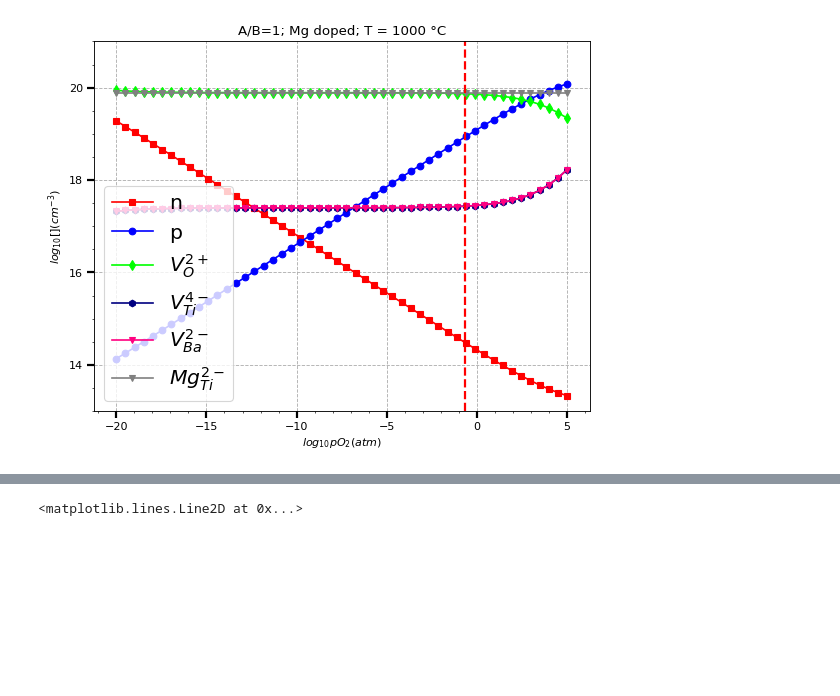
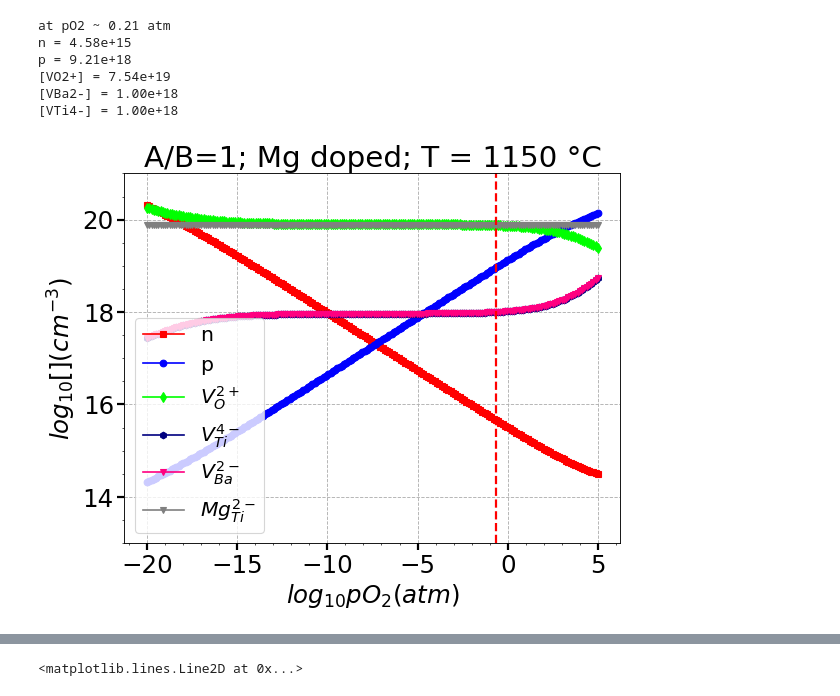
Before and after one commit to seonghwh/Defect-Structure, a Jupyter notebook: defect2.ipynb, the cells around one changed output, grey strips where cells are left out. Cells and saved outputs as stored; diff of their text form; code cells hidden in the pictures; blank space fills up the shorter version.

```diff
--- a/defect2.ipynb
+++ b/defect2.ipynb
@@ -10,8 +9,11 @@ import matplotlib
 # some values used for calculations
 
 k = 8.61733e-5; # boltzmann constant in eV/K
-TK = 1000+273; # equilibrium temp in K
+TK = 1150+273; # equilibrium temp in K
 TC = TK-273; # equilibrium temp in C
-TQK = 200+273;# quenched temp in K
+TQK = 500+273;# quenched temp in K
 TQC = TQK-273; # quenched temp in C
-a = np.logspace(-20,5,50); # oxygen partial pressure range
+a = np.logspace(-20,5,200); # oxygen partial pressure range
+print(
+    f'a[154] = {a[154]:.2} atm'
+) # pO2~0.21 atm
@@ -120,7 +138,7 @@ for i in range(len(a)):
 
     def f(x): # x: electron concentration in cm-3
         return (x + 6*(KS/(KR**3))**(1/2)*(x**3)*(y**(3/4)) - (Ki/x) - 2*(KR/((x**2)*(y**(1/2)))))
-    sol1 = brentq(f,1,1E40, maxiter=200)
+    sol1 = brentq(f,1,1E30)
 
     n[i] = np.array(sol1).astype(np.float64)
     p[i] = Ki/n[i]
@@ -135,14 +153,23 @@ ax1.set_ylim(ymin=13, ymax=21)
 matplotlib.rcParams.update({'font.size': 22})
 ax1.tick_params(length=6, width=2)
 ax1.minorticks_on()
-ax1.plot(np.log10(a),np.log10(n), marker='s',c =[255/255, 0/255, 0/255], label=r'n')
-ax1.plot(np.log10(a),np.log10(p),marker='o', c =[0/255, 0/255, 255/255], label = r'p')
-ax1.plot(np.log10(a),np.log10(CVO2),marker='d',c =[0/255, 255/255, 0/255], label = r'$V_O^{2+}$')
-ax1.plot(np.log10(a),np.log10(CVTi4),marker='h', c =[0/255, 0/255, 128/255], label = r'$V_{Ti}^{4-}$')
-ax1.plot(np.log10(a),np.log10(CVBa2),marker='v', c =[255/255, 0/255, 128/255], label = r'$V_{Ba}^{2-}$')
+ax1.plot(np.log10(a),np.log10(n),c =[255/255, 0/255, 0/255], label=r'n')
+ax1.plot(np.log10(a),np.log10(p), c =[0/255, 0/255, 255/255], label = r'p')
+ax1.plot(np.log10(a),np.log10(CVO2),c =[0/255, 255/255, 0/255], label = r'$V_O^{2+}$')
+ax1.plot(np.log10(a),np.log10(CVTi4), c =[0/255, 0/255, 128/255], label = r'$V_{Ti}^{4-}$')
+ax1.plot(np.log10(a),np.log10(CVBa2), c =[255/255, 0/255, 128/255], label = r'$V_{Ba}^{2-}$')
 ax1.set_xlabel(r'$log_{10} \mathit{p}O_2 (atm)$')
 ax1.set_ylabel(r'$log_{10} [ ] (cm^{-3})$')
 ax1.legend(loc=3,fontsize='small')
 ax1.axvline(x=-0.67, color='r', linestyle='--', linewidth=2)
 ax1.grid(True, which='major', linestyle='--')
+
+print(
+    f'at pO2 ~ 0.21 atm\n'
+    f'n = {n[154]:.2e}\n'
+    f'p = {p[154]:.2e}\n'
+    f'[VO2+] = {CVO2[154]:.2e}\n'
+    f'[VBa2-] = {CVBa2[154]:.2e}\n'
+    f'[VTi4-] = {CVTi4[154]:.2e}'
+)
 # %% [output]
@@ -171,34 +204,49 @@ for i in range(len(a)):
     def f(x): # x: electron concentration in cm-3
         return (x + 6*(KS/(KR**3))**(1/2)*(x**3)*(y**(3/4)) + 2*CMgt - (Ki/x) - 2*(KR/((x**2)*(y**(1/2)))))
     sol1 = brentq(f,1E10,1E30,maxiter=200)
 
     nMg[i] = np.array(sol1).astype(np.float64)
     pMg[i] = Ki/nMg[i]
     CVO2Mg[i] = KR/((nMg[i]**2)*(y**(1/2)))
     CVTi4Mg[i] = (KS/(KR**3))**(1/2)*(nMg[i]**3)*(y**(3/4))
     CVBa2Mg[i] = CVTi4Mg[i]
     CMg[i] = CMgt
 
 fig = plt.figure(figsize=(8, 6), dpi=80)
 ax1= plt.subplot(111)
 ax1.set_title(f'A/B=1; Mg doped; T = {TC} \u00B0C')
 ax1.set_ylim(ymin=13, ymax=21)
 matplotlib.rcParams.update({'font.size': 22})
 ax1.tick_params(length=6, width=2)
 ax1.minorticks_on()
 ax1.plot(np.log10(a),np.log10(nMg), marker='s',c =[255/255, 0/255, 0/255], label=r'n')
 ax1.plot(np.log10(a),np.log10(pMg),marker='o', c =[0/255, 0/255, 255/255], label = r'p')
 ax1.plot(np.log10(a),np.log10(CVO2Mg),marker='d',c =[0/255, 255/255, 0/255], label = r'$V_O^{2+}$')
 ax1.plot(np.log10(a),np.log10(CVTi4Mg),marker='h', c =[0/255, 0/255, 128/255], label = r'$V_{Ti}^{4-}$')
 ax1.plot(np.log10(a),np.log10(CVBa2Mg),marker='v', c =[255/255, 0/255, 128/255], label = r'$V_{Ba}^{2-}$')
 ax1.plot(np.log10(a),np.log10(CMg),marker='v', c =[128/255, 128/255, 128/255], label = r'$Mg_{Ti}^{2-}$')
 ax1.set_xlabel(r'$log_{10} \mathit{p}O_2 (atm)$')
 ax1.set_ylabel(r'$log_{10} [ ] (cm^{-3})$')
 ax1.legend(loc=3,fontsize='small')
 ax1.axvline(x=-0.67, color='r', linestyle='--', linewidth=2)
 ax1.grid(True, which='major', linestyle='--')
+
+print(
+    f'at pO2 ~ 0.21 atm\n'
+    f'n = {nMg[154]:.2e}\n'
+    f'p = {pMg[154]:.2e}\n'
+    f'[VO2+] = {CVO2Mg[154]:.2e}\n'
+    f'[VBa2-] = {CVBa2Mg[154]:.2e}\n'
+    f'[VTi4-] = {CVTi4Mg[154]:.2e}'
+)
 # %% [output]
+at pO2 ~ 0.21 atm
+n = 4.58e+15
+p = 9.21e+18
+[VO2+] = 7.54e+19
+[VBa2-] = 1.00e+18
+[VTi4-] = 1.00e+18
-[figure, old version]
+[figure, new version]
 # %%
 """
 [3] A/B = 1 & High T & Mn doped
```
Also changed, not shown: parts of 19 cells of this notebook.
